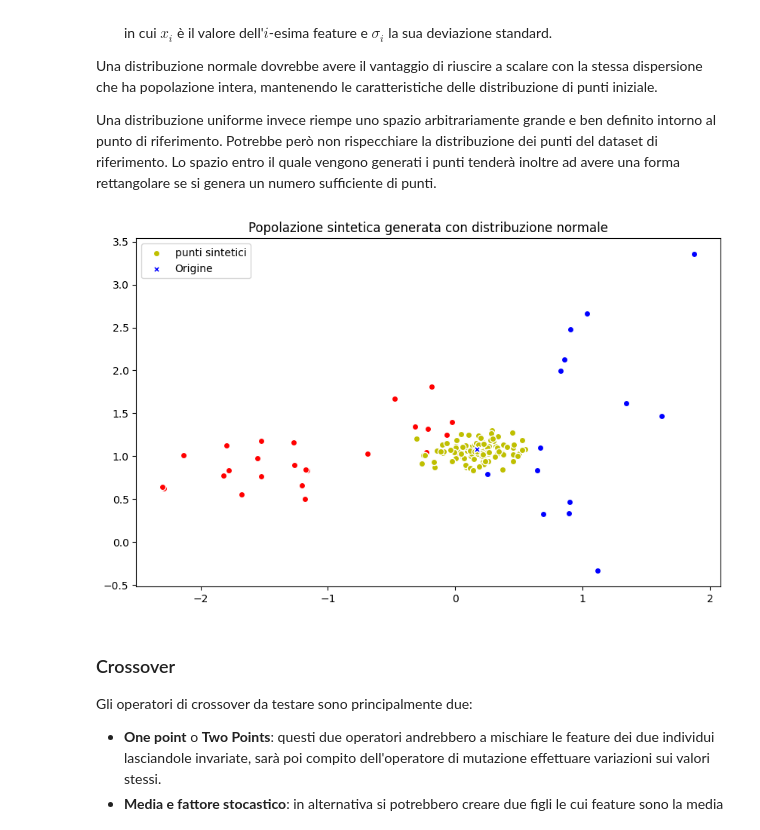
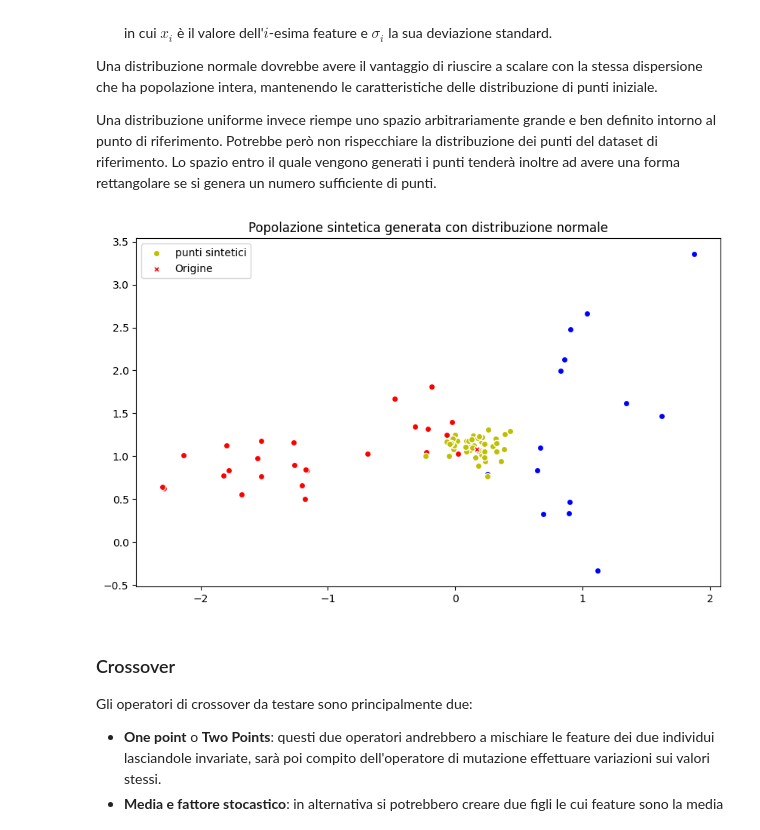
Before and after one commit to FedericoBustaffa/thesis, a Jupyter notebook: src/explain_classifier.ipynb, the cells around one changed output. Saved outputs shown, nothing was run; the diff lists cells and outputs as text; code cells hidden in the pictures.

```diff
--- a/src/explain_classifier.ipynb
+++ b/src/explain_classifier.ipynb
@@ -189,35 +189,35 @@ from ppga import base
 
 def generate_normal(point, sigma, alpha: float) -> np.ndarray:
     return random.normal(point, alpha * sigma, size=(2,))
 
 
 def generate_uniform(point, sigma, alpha: float) -> np.ndarray:
     return random.uniform(point - sigma * alpha, point + sigma * alpha, size=(2,))
 
 
 toolbox = base.ToolBox()
 toolbox.set_generation(generate_normal, point=point, sigma=sigma, alpha=0.15)
 
 # generazione di una popolazione composta da 50 individui
-population = toolbox.generate(100)
+population = toolbox.generate(50)
 synth_points = np.array([i.chromosome for i in population])
 
 plt.figure(figsize=(10, 6))
 plt.title("Popolazione sintetica generata con distribuzione normale")
 plt.scatter(X_test[cls0].T[0], X_test[cls0].T[1], c="r", ec="w")
 plt.scatter(X_test[cls1].T[0], X_test[cls1].T[1], c="b", ec="w")
 
 plt.scatter(
     synth_points.T[0], synth_points.T[1], c="y", ec="w", label="punti sintetici"
 )
 
 c = "r" if point_class == 0 else "b"
 plt.scatter(point[0], point[1], c=c, ec="w", marker="X", label="Origine")
 
 plt.legend()
 plt.show()
 # %% [output]
-[figure, old version]
+[figure, new version]
 # %% [markdown]
 ### Crossover
 
```
Also changed, not shown: parts of 15 cells of this notebook.
